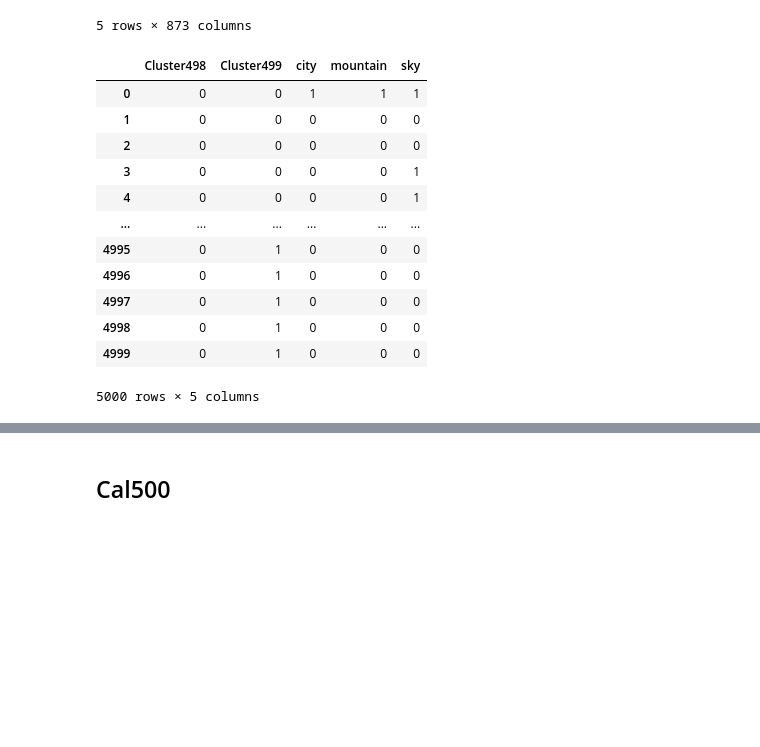
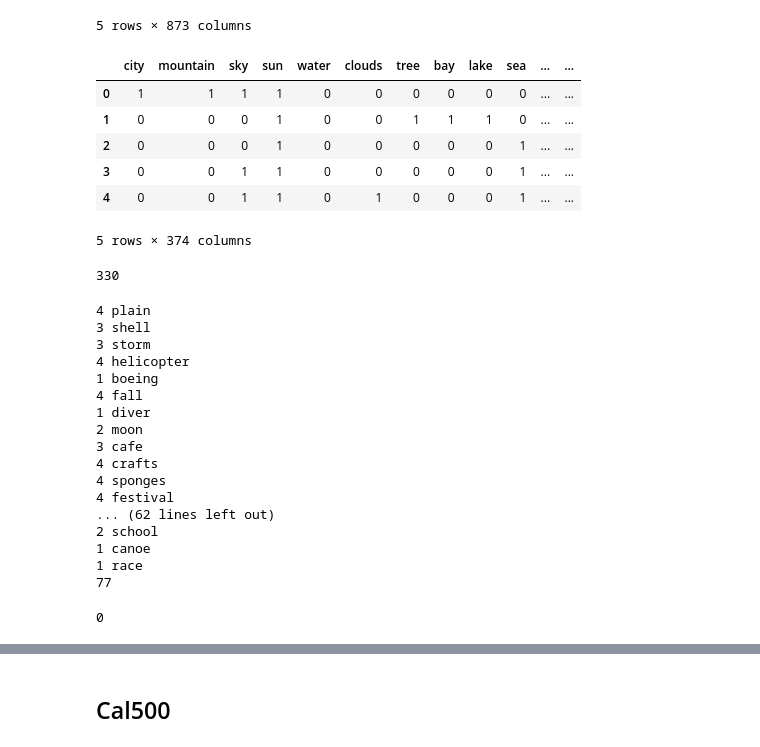
Before and after one commit to Daksh-404/EvolutionaryAlgo-MLC-Trials, a Jupyter notebook: utils/visualizer.ipynb, the cells around one changed output, grey strips where cells are left out. Saved outputs shown, nothing was run; the diff lists cells and outputs as text; code cells hidden in the pictures; blank space fills up the shorter version.

```diff
--- a/utils/visualizer.ipynb
+++ b/utils/visualizer.ipynb
@@ -238,18 +501,70 @@ df.head()
 | 4 | 0 | 0 | 0 | 0 | 0 | 0 | 0 | 0 | 0 | 0 | ... |
 5 rows × 873 columns
 # %%
-df.iloc[:, 497 : 502]
+df_ = df.iloc[:, 499:]
+df_.head()
 # %% [output]
-|  | Cluster498 | Cluster499 | city | mountain | sky |
-| 0 | 0 | 0 | 1 | 1 | 1 |
-| 1 | 0 | 0 | 0 | 0 | 0 |
-| 2 | 0 | 0 | 0 | 0 | 0 |
-| 3 | 0 | 0 | 0 | 0 | 1 |
-| 4 | 0 | 0 | 0 | 0 | 1 |
-| ... | ... | ... | ... | ... | ... |
-| 4995 | 0 | 1 | 0 | 0 | 0 |
-| 4996 | 0 | 1 | 0 | 0 | 0 |
-| 4997 | 0 | 1 | 0 | 0 | 0 |
-| 4998 | 0 | 1 | 0 | 0 | 0 |
-| 4999 | 0 | 1 | 0 | 0 | 0 |
+|  | city | mountain | sky | sun | water | clouds | tree | bay | lake | sea | ... | ... |
+| 0 | 1 | 1 | 1 | 1 | 0 | 0 | 0 | 0 | 0 | 0 | ... | ... |
+| 1 | 0 | 0 | 0 | 1 | 0 | 0 | 1 | 1 | 1 | 0 | ... | ... |
+| 2 | 0 | 0 | 0 | 1 | 0 | 0 | 0 | 0 | 0 | 1 | ... | ... |
+| 3 | 0 | 0 | 1 | 1 | 0 | 0 | 0 | 0 | 0 | 1 | ... | ... |
+| 4 | 0 | 0 | 1 | 1 | 0 | 1 | 0 | 0 | 0 | 1 | ... | ... |
-5000 rows × 5 columns
+5 rows × 374 columns
+# %%
+cols_dropped = []
+t = 0.02
+for col in df_.columns:
+    min_val = 1000000009
+    sum = 0
+    for item in df_.groupby(col).size():
+        min_val = min(min_val, item)
+        sum = sum + item
+    if min_val / sum < t:
+        cols_dropped.append(col)
+print(len(cols_dropped))
+# %% [output]
+330
+# %%
+freq = 5
+#dropping useless classes
+cols_dropped = []
+for col in df_.columns:
+    min_val = 1000000009
+    for item in df_.groupby(col).size():
+        min_val = min(min_val, item)
+    if min_val < freq:
+        cols_dropped.append(col)
+        print(min_val, col)
+print(len(cols_dropped))
+# %% [output]
+4 plain
+3 shell
+3 storm
+4 helicopter
+1 boeing
+4 fall
+1 diver
+2 moon
+3 cafe
+4 crafts
+4 sponges
+4 festival
+... (62 lines left out)
+2 school
+1 canoe
+1 race
+77
+# %%
+# dropping useless features
+features_dropped = []
+df_f = df_.iloc[:, :499]
+for col in df_f.columns:
+    cnt = 0
+    for item in df_f.groupby(col).size():
+            cnt = cnt + 1
+    if cnt < 2:
+        features_dropped.append(col)
+print(len(features_dropped))
+# %% [output]
+0
```
Also changed, not shown: parts of 38 cells of this notebook, 13 other files.
